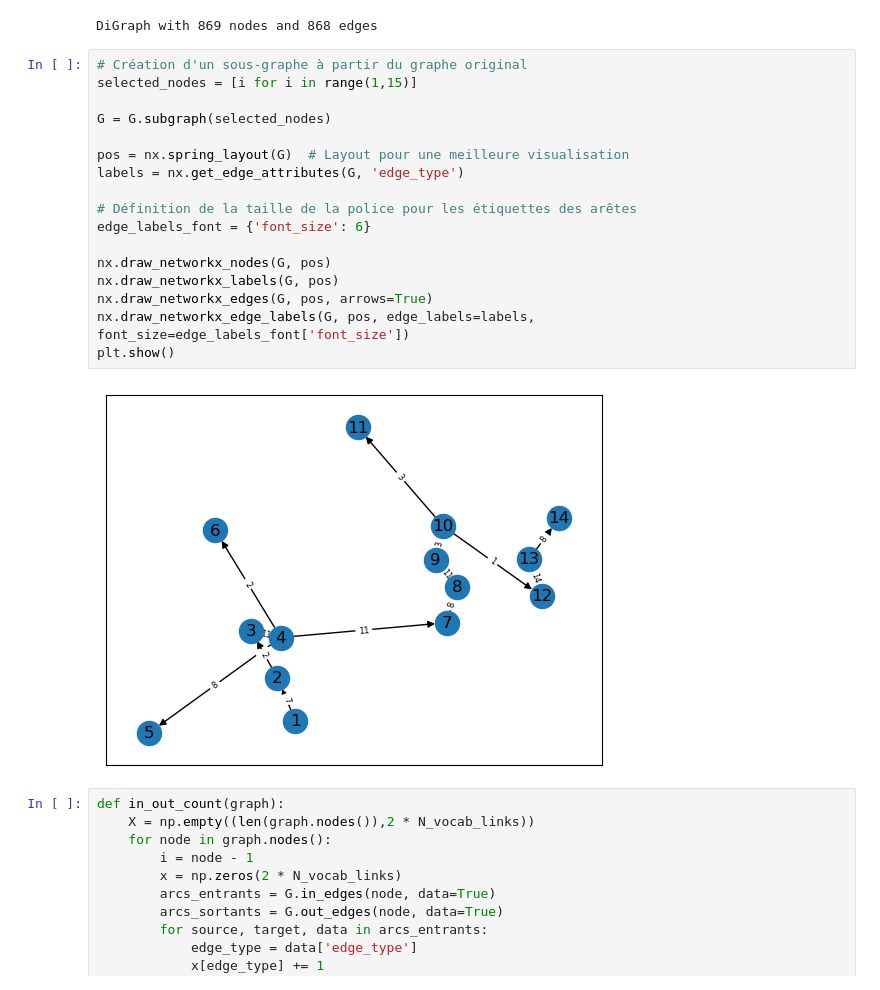
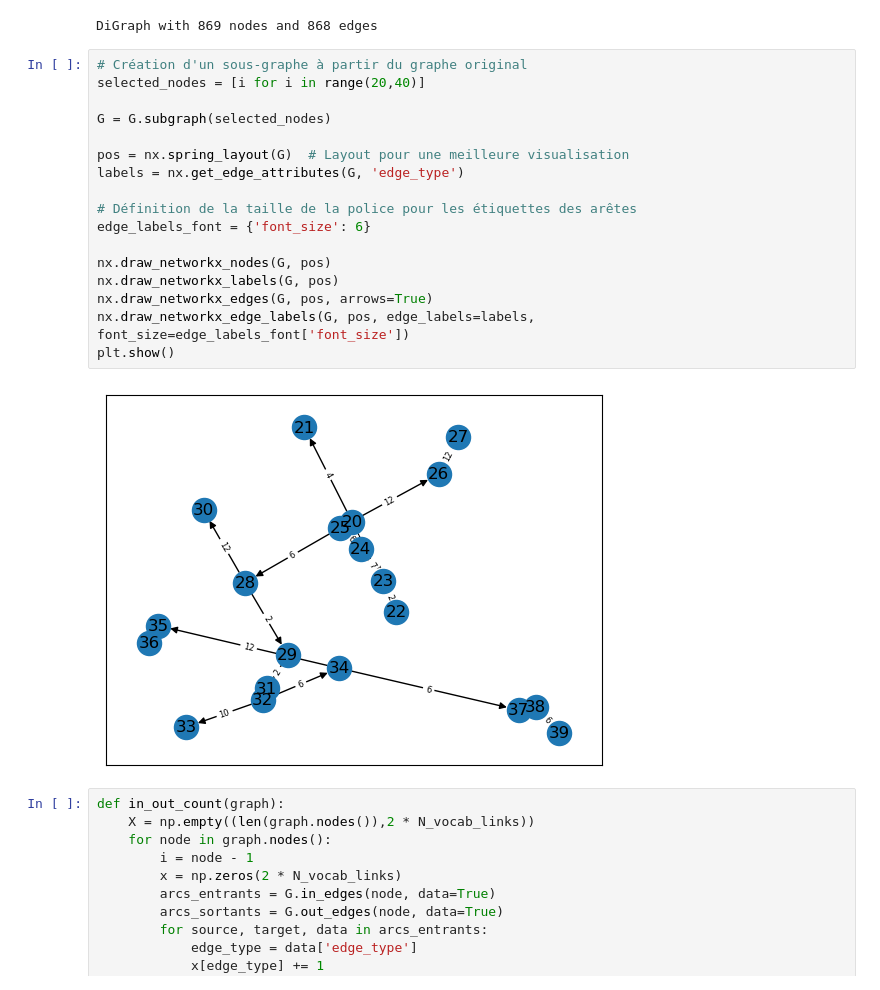
Before and after one commit to juliencollard2001/INF554-AJA, a Jupyter notebook: julien/essais.ipynb, the cells around one changed output. Drawn from its saved outputs; the diff is of its cells as text.

```diff
--- a/julien/essais.ipynb
+++ b/julien/essais.ipynb
@@ -65,23 +65,23 @@ print(G)
 DiGraph with 869 nodes and 868 edges
 # %%
 # Création d'un sous-graphe à partir du graphe original
-selected_nodes = [i for i in range(1,15)]
+selected_nodes = [i for i in range(20,40)]
 
 G = G.subgraph(selected_nodes)
 
 pos = nx.spring_layout(G)  # Layout pour une meilleure visualisation
 labels = nx.get_edge_attributes(G, 'edge_type')
 
 # Définition de la taille de la police pour les étiquettes des arêtes
 edge_labels_font = {'font_size': 6}
 
 nx.draw_networkx_nodes(G, pos)
 nx.draw_networkx_labels(G, pos)
 nx.draw_networkx_edges(G, pos, arrows=True)
 nx.draw_networkx_edge_labels(G, pos, edge_labels=labels, font_size=edge_labels_font['font_size'])
 plt.show()
 # %% [output]
-[figure, old version]
+[figure, new version]
 # %%
 def in_out_count(graph):
     X = np.empty((len(graph.nodes()),2 * N_vocab_links))
```
Also changed, not shown: 2 other files.
